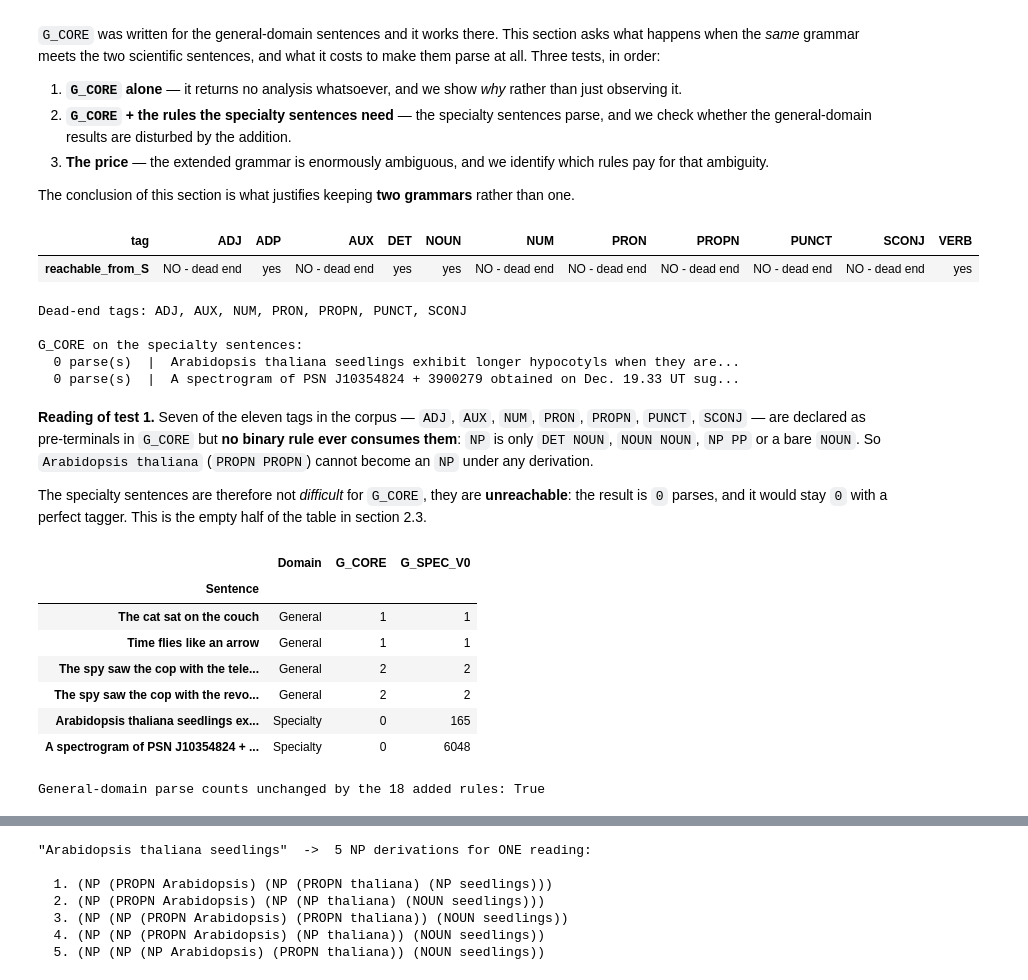
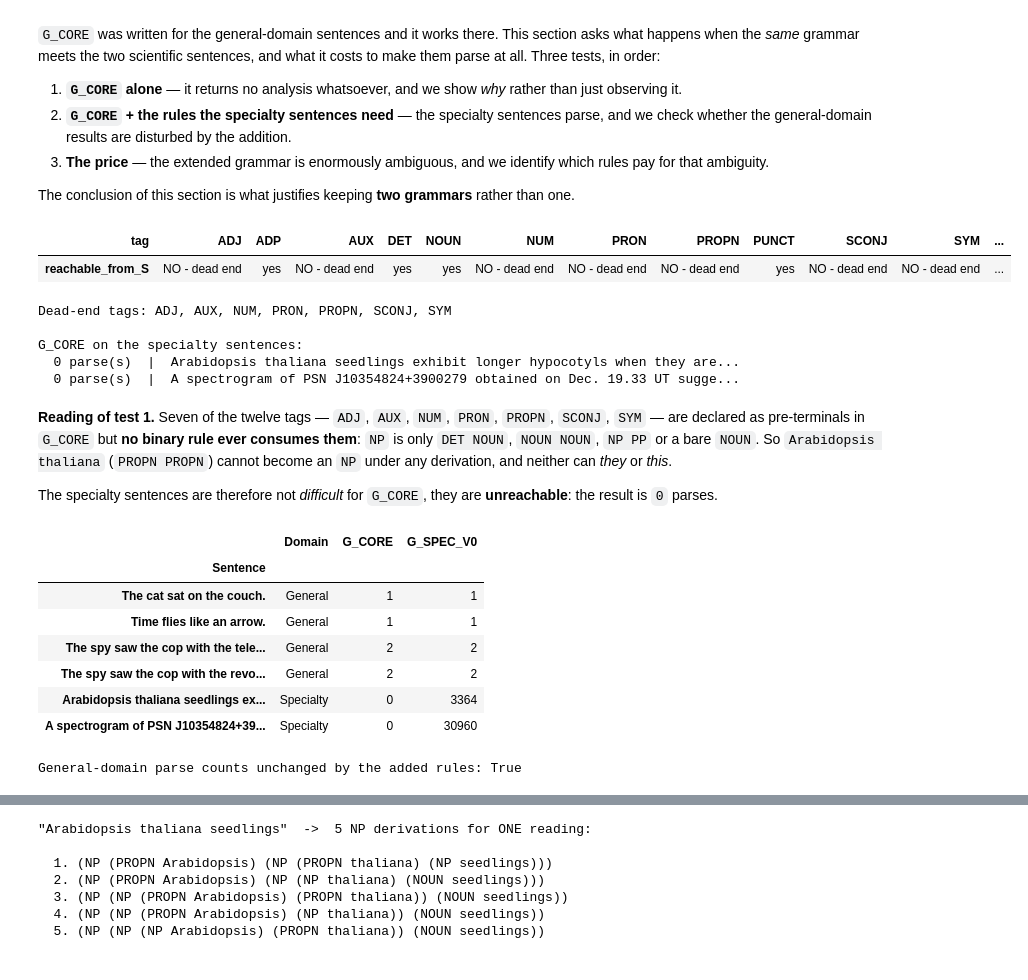
Before and after one commit to fserracrespi/Workshop_1_NLP_Today, a Jupyter notebook: main.ipynb, the cells around one changed output, grey strips where cells are left out. Cells and saved outputs as stored; diff of their text form; code cells hidden in the pictures.

```diff
--- a/main.ipynb
+++ b/main.ipynb
@@ -43,11 +57,18 @@ in the report.
 # %%
-GOLD = {} # dictionary mapping sentences to their gold POS tags {sentence: [POS tags]} !!!!!!!!!!! Really important to have this dictionary for the evaluation of the taggers
+# GOLD   : sentence -> list of gold PoS tags
+# TOKENS : sentence -> our tokenisation
+GOLD, TOKENS = {}, {}
 
 for _, row in data.iterrows():
     GOLD[row["Sentence"]] = row["Pos"].split()
+    TOKENS[row["Sentence"]] = row["Tokens"].split()
+
+TAGSET = ["ADJ", "ADP", "AUX", "DET", "NOUN", "NUM", "PRON", "PROPN", "PUNCT", "SCONJ",
+          "SYM", "VERB"]
+
+assert all(t in TAGSET for tags in GOLD.values() for t in tags), "gold uses a tag outside TAGSET"
+assert all(len(TOKENS[s]) == len(GOLD[s]) for s in GOLD), "token / tag length mismatch"
 
 for sentence in list(GOLD)[:4]:
-    frame = {"token": sentence.split()}
-    frame["gold_POS"] = GOLD[sentence]
-    display(pd.DataFrame(frame).T)
+    display(pd.DataFrame({"token": TOKENS[sentence], "gold_POS": GOLD[sentence]}).T)
 # %% [output]
@@ -88,39 +109,26 @@ Two design decisions are worth stating explicitly, because both fix problems of
 The two rules that generate **genuine** ambiguity are kept on purpose:
 `VP -> VP PP` (the PP modifies the verb) and `NP -> NP PP` (the PP modifies the noun).
 # %%
-
 G_CORE = [
     # axiom
     ("S",  ("NP", "VP")),
+    ("S",  ("S", "PUNCT")),       # sentence-final full stop
 
     # noun phrases
     ("NP", ("DET", "NOUN")),
     ("NP", ("NOUN", "NOUN")),
-    ("NP", ("NP", "PP")),         # AMBIGUITY: the PP modifies the noun / The spy saw the man with the telescope. The cop had the telescope
+    ("NP", ("NP", "PP")),         # AMBIGUITY: the PP modifies the noun / the cop has the telescope
     ("NP", ("NOUN",)),            # bare noun as NP  (fixes "Time flies like an arrow")
 
     # verb phrases
     ("VP", ("VERB", "NP")),
     ("VP", ("VERB", "PP")),
-    ("VP", ("VP", "PP")),         # AMBIGUITY: the PP modifies the verb / The spy saw the man with the telescope. The spy used the telescope
+    ("VP", ("VP", "PP")),         # AMBIGUITY: the PP modifies the verb / the spy used the telescope
 
     # prepositional phrases
     ("PP", ("ADP", "NP")),        # on the couch, with the telescope
 
-    # Pre-termianl rules
-    ('ADJ', ('ADJ',)),
-    ('ADP', ('ADP',)),
-    ('AUX', ('AUX',)),
-    ('DET', ('DET',)),
-    ('NOUN', ('NOUN',)),
-    ('NUM', ('NUM',)),
-    ('PRON', ('PRON',)),
-    ('PROPN', ('PROPN',)),
-    ('PUNCT', ('PUNCT',)),
-    ('SCONJ', ('SCONJ',)),
-    ('VERB', ('VERB',))
-
-]PROPN
+] + [(tag, (tag,)) for tag in TAGSET]   # pre-terminal rules, one per allowed tag
 # %%
 def parse(grammar, tokens, pos_lists, axiom="S"):
     '''Run CYK and keep only the trees rooted in the axiom.'''
@@ -231,15 +238,15 @@ the entomological one (*"time flies" are a kind of insect, and they like an arro
 run. This is ambiguity **imported from the tagging level**, as opposed to the structural ambiguity
 of section 1.3.
 # %%
-sentence = "Time flies like an arrow"
-tokens = sentence.split()
+sentence = "Time flies like an arrow."
+tokens = TOKENS[sentence]
 
 print("Gold tagging (single tag per token):")
 for tree in parse(G_CORE, tokens, [[t] for t in GOLD[sentence]]):
     print("  ", bracket(tree))
 
 print("\nAmbiguous tagging (flies = VERB|NOUN, like = ADP|VERB):")
-ambiguous = [["NOUN"], ["VERB", "NOUN"], ["ADP", "VERB"], ["DET"], ["NOUN"]]
+ambiguous = [["NOUN"], ["VERB", "NOUN"], ["ADP", "VERB"], ["DET"], ["NOUN"], ["PUNCT"]]
 for tree in parse(G_CORE, tokens, ambiguous):
     print("  ", bracket(tree))
 # %% [output]
@@ -287,50 +294,49 @@ def reachable_symbols(grammar, axiom="S"):
         reachable.add(symbol)
         for head, (left, right) in binary:
             if head == symbol:
                 frontier.update({left, right})
         for head, rhs in lexical:
             if head == symbol:
                 reachable.add(rhs[0])
     return reachable
 
 
 def n_parses(grammar, sentences, gold=GOLD):
     '''Number of trees rooted in S, one entry per sentence.'''
-    return [len(parse(grammar, s.split(), [[t] for t in gold[s]])) for s in sentences]
+    return [len(parse(grammar, TOKENS[s], [[t] for t in gold[s]])) for s in sentences]
 
 
 corpus_tags = sorted({tag for tags in GOLD.values() for tag in tags})
 core_reach = reachable_symbols(G_CORE)
 
 coverage = pd.DataFrame(
     {"reachable_from_S": ["yes" if tag in core_reach else "NO - dead end" for tag in corpus_tags]},
     index=corpus_tags,
 )
 coverage.index.name = "tag"
 display(coverage.T)
 
 print("Dead-end tags:", ", ".join(t for t in corpus_tags if t not in core_reach))
 
 print("\nG_CORE on the specialty sentences:")
 for sentence, n in zip(specialty, n_parses(G_CORE, specialty)):
     print(f"  {n} parse(s)  |  {sentence[:70]}...")
 # %% [output]
-| tag | ADJ | ADP | AUX | DET | NOUN | NUM | PRON | PROPN | PUNCT | SCONJ | VERB |
-| reachable_from_S | NO - dead end | yes | NO - dead end | yes | yes | NO - dead end | NO - dead end | NO - dead end | NO - dead end | NO - dead end | yes |
+| tag | ADJ | ADP | AUX | DET | NOUN | NUM | PRON | PROPN | PUNCT | SCONJ | SYM | ... |
+| reachable_from_S | NO - dead end | yes | NO - dead end | yes | yes | NO - dead end | NO - dead end | NO - dead end | yes | NO - dead end | NO - dead end | ... |
-Dead-end tags: ADJ, AUX, NUM, PRON, PROPN, PUNCT, SCONJ
+Dead-end tags: ADJ, AUX, NUM, PRON, PROPN, SCONJ, SYM
 
 G_CORE on the specialty sentences:
   0 parse(s)  |  Arabidopsis thaliana seedlings exhibit longer hypocotyls when they are...
-  0 parse(s)  |  A spectrogram of PSN J10354824 + 3900279 obtained on Dec. 19.33 UT sug...
+  0 parse(s)  |  A spectrogram of PSN J10354824+3900279 obtained on Dec. 19.33 UT sugge...
 # %% [markdown]
-**Reading of test 1.** Seven of the eleven tags in the corpus — `ADJ`, `AUX`, `NUM`, `PRON`,
-`PROPN`, `PUNCT`, `SCONJ` — are declared as pre-terminals in `G_CORE` but **no binary rule ever
-consumes them**: `NP` is only `DET NOUN`, `NOUN NOUN`, `NP PP` or a bare `NOUN`. So
-`Arabidopsis thaliana` (`PROPN PROPN`) cannot become an `NP` under any derivation.
+**Reading of test 1.** Seven of the twelve tags — `ADJ`, `AUX`, `NUM`, `PRON`, `PROPN`, `SCONJ`,
+`SYM` — are declared as pre-terminals in `G_CORE` but **no binary rule ever consumes them**: `NP` is only
+`DET NOUN`, `NOUN NOUN`, `NP PP` or a bare `NOUN`. So `Arabidopsis thaliana` (`PROPN PROPN`) cannot
+become an `NP` under any derivation, and neither can *they* or *this*.
 
 The specialty sentences are therefore not *difficult* for `G_CORE`, they are **unreachable**: the
-result is `0` parses, and it would stay `0` with a perfect tagger. This is the empty half of the
-table in section 2.3.
+result is `0` parses.
 # %%
 # TEST 2 - a first, deliberately naive extension: add whatever the two specialty
 # sentences need, without yet worrying about how ambiguous the result becomes.
@@ -338,8 +344,10 @@ table in section 2.3.
 G_EXTRA = [
     # the dead-end tags finally become noun phrases
     ("NP", ("PROPN",)),            # Arabidopsis, UT, Ia
-    ("NP", ("PRON",)),             # they, this, which
+    ("NP", ("PRON",)),             # they, which, this
     ("NP", ("NUM",)),              # 3900279, 0.044
+    ("PP", ("PUNCT", "NP")),       # the "-" of type-Ia, the comma before a relative clause
+    ("PP", ("SYM", "NP")),         # the "+" of J10354824+3900279
 
     # nominal compounds and pre-modifiers
     ("NP", ("PROPN", "PROPN")),    # Arabidopsis thaliana / PSN J10354824
@@ -358,7 +366,6 @@ G_EXTRA = [
     # clause-level glue. The assignment restricts the non-terminals to S/NP/VP/PP, so we
     # have no SBAR available: a subordinate clause has to be smuggled in as a PP.
     ("PP", ("SCONJ", "S")),        # when ... / that ...
-    ("PP", ("PUNCT", "NP")),       # the "+" of J10354824 + 3900279
     ("NP", ("NP", "S")),           # which is defined as thermomorphogenesis
     ("NP", ("NP", "VP")),          # obtained on Dec. 19.33 UT   (reduced relative)
 ]
@@ -376,17 +383,17 @@ display(comparison)
 
 before = comparison.loc[comparison["Domain"] == "General", "G_CORE"]
 after = comparison.loc[comparison["Domain"] == "General", "G_SPEC_V0"]
-print(f"\nGeneral-domain parse counts unchanged by the 18 added rules: {before.equals(after)}")
+print(f"\nGeneral-domain parse counts unchanged by the added rules: {before.equals(after)}")
 # %% [output]
 |  | Domain | G_CORE | G_SPEC_V0 |
 | Sentence |  |  |  |
-| The cat sat on the couch | General | 1 | 1 |
-| Time flies like an arrow | General | 1 | 1 |
+| The cat sat on the couch. | General | 1 | 1 |
+| Time flies like an arrow. | General | 1 | 1 |
 | The spy saw the cop with the tele... | General | 2 | 2 |
 | The spy saw the cop with the revo... | General | 2 | 2 |
-| Arabidopsis thaliana seedlings ex... | Specialty | 0 | 165 |
-| A spectrogram of PSN J10354824 + ... | Specialty | 0 | 6048 |
+| Arabidopsis thaliana seedlings ex... | Specialty | 0 | 3364 |
+| A spectrogram of PSN J10354824+39... | Specialty | 0 | 30960 |
-General-domain parse counts unchanged by the 18 added rules: True
+General-domain parse counts unchanged by the added rules: True
 # %% [markdown]
 **Reading of test 2.** Two things happen at once.
 
```
Also changed, not shown: parts of 30 cells of this notebook, 5 other files.
